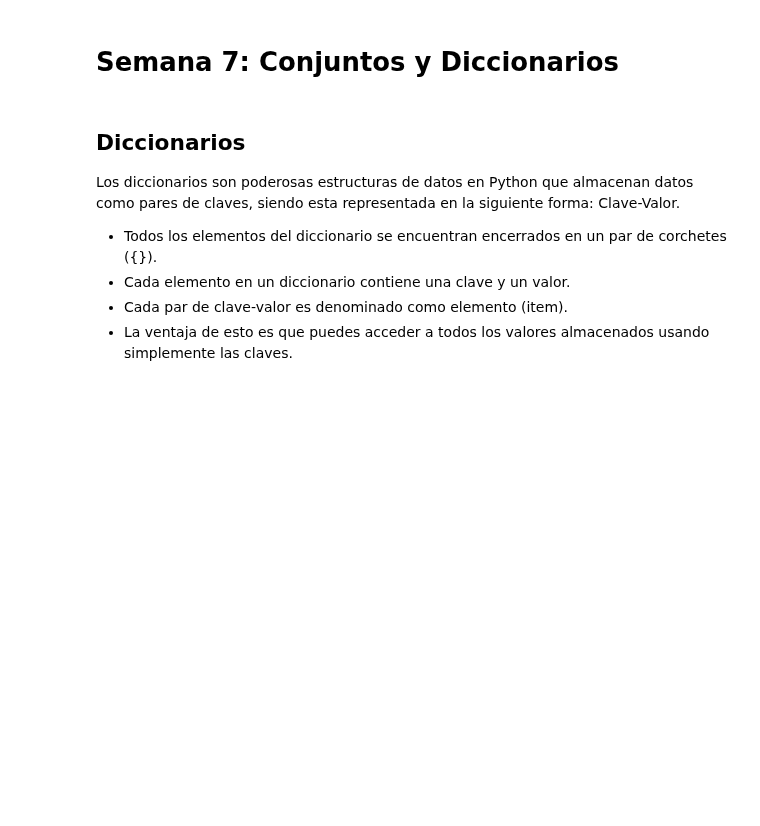
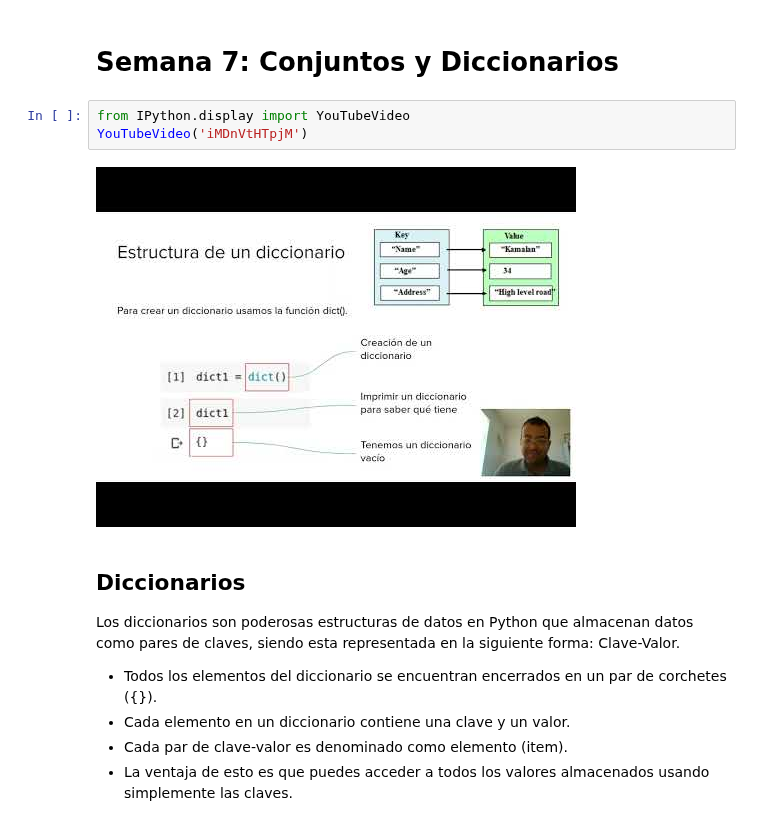
Before and after one commit to facjaramillo/Fundamentacion, a Jupyter notebook: FundComputacion_Semana_7.ipynb, the cells around one changed output. Cells and saved outputs as stored; diff of their text form; blank space fills up the shorter version.

```diff
--- a/FundComputacion_Semana_7.ipynb
+++ b/FundComputacion_Semana_7.ipynb
@@ -1,5 +1,10 @@
 # %% [markdown]
 # Semana 7: Conjuntos y Diccionarios
+# %%
+from IPython.display import YouTubeVideo
+YouTubeVideo('iMDnVtHTpjM')
+# %% [output]
+[figure, added]
 # %% [markdown]
 ## Diccionarios
 
```
Also changed, not shown: parts of 2 cells of this notebook, 6 other files.
